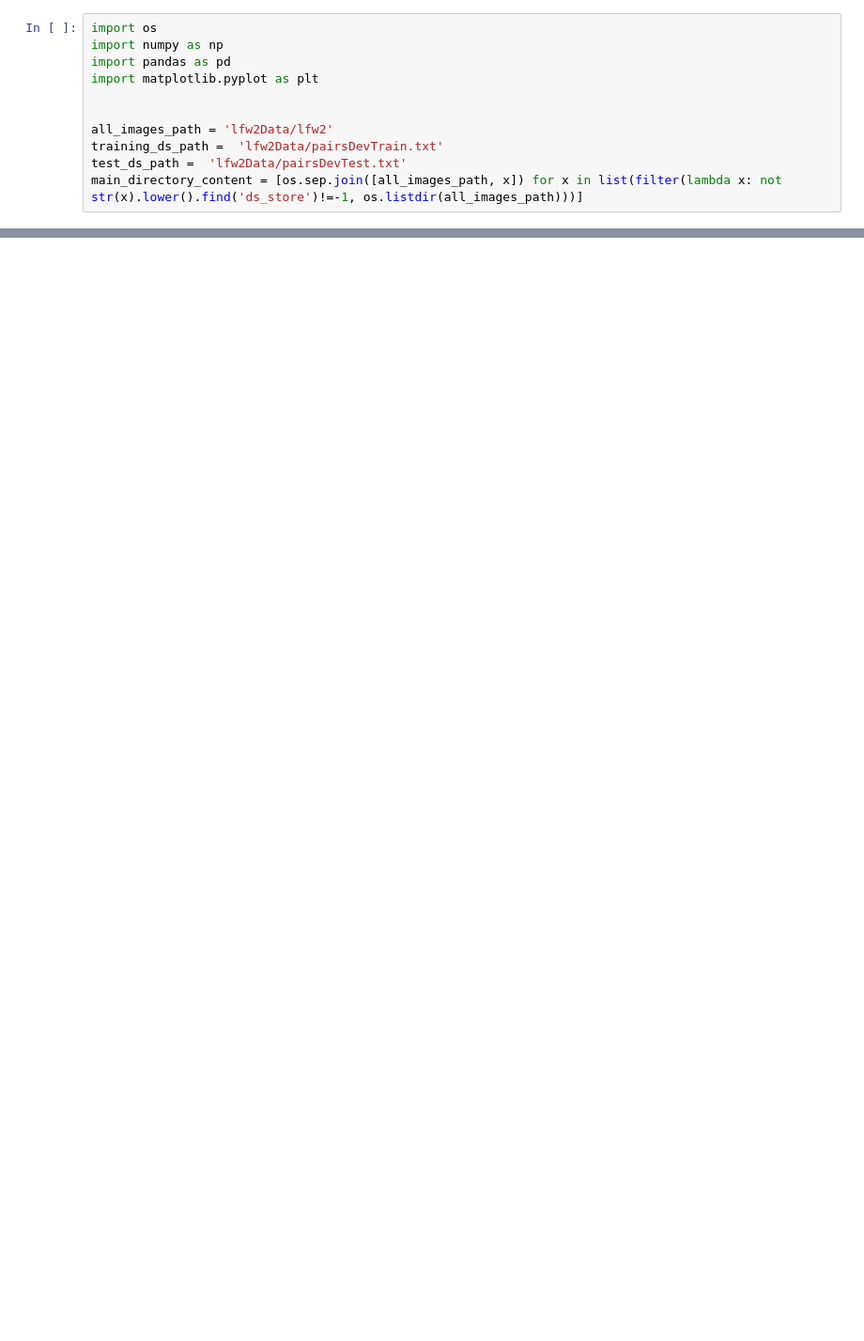
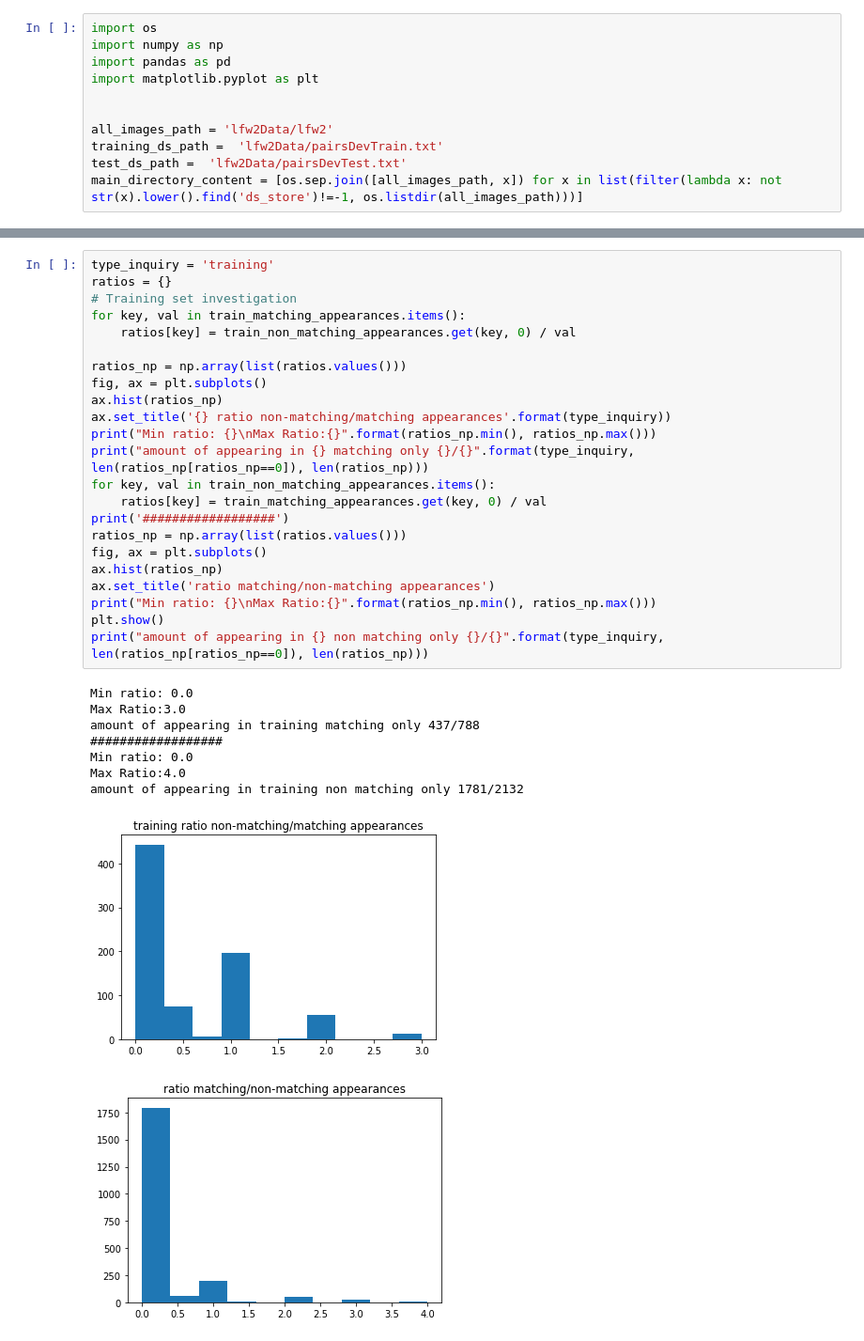
Before and after one commit to Yishaiaz/DeepLearning-BGU-Assignment2, a Jupyter notebook: EDA_notebook.ipynb, the cells around one changed output, grey strips where cells are left out. Shown: that part at 94% size. Saved outputs shown, nothing was run; the diff lists cells and outputs as text; blank space fills up the shorter version.

```diff
--- a/EDA_notebook.ipynb
+++ b/EDA_notebook.ipynb
@@ -109,0 +146,33 @@ ValueError: not enough values to unpack (expected 3, got 0)
+# %%
+type_inquiry = 'training'
+ratios = {}
+# Training set investigation
+for key, val in train_matching_appearances.items():
+    ratios[key] = train_non_matching_appearances.get(key, 0) / val
+
+ratios_np = np.array(list(ratios.values()))
+fig, ax = plt.subplots()
+ax.hist(ratios_np)
+ax.set_title('{} ratio non-matching/matching appearances'.format(type_inquiry))
+print("Min ratio: {}\nMax Ratio:{}".format(ratios_np.min(), ratios_np.max()))
+print("amount of appearing in {} matching only {}/{}".format(type_inquiry, len(ratios_np[ratios_np==0]), len(ratios_np)))
+for key, val in train_non_matching_appearances.items():
+    ratios[key] = train_matching_appearances.get(key, 0) / val
+print('##################')
+ratios_np = np.array(list(ratios.values()))
+fig, ax = plt.subplots()
+ax.hist(ratios_np)
+ax.set_title('ratio matching/non-matching appearances')
+print("Min ratio: {}\nMax Ratio:{}".format(ratios_np.min(), ratios_np.max()))
+plt.show()
+print("amount of appearing in {} non matching only {}/{}".format(type_inquiry, len(ratios_np[ratios_np==0]), len(ratios_np)))
+# %% [output]
+Min ratio: 0.0
+Max Ratio:3.0
+amount of appearing in training matching only 437/788
+##################
+Min ratio: 0.0
+Max Ratio:4.0
+amount of appearing in training non matching only 1781/2132
+[figure, added]
+[figure, added]
```
Also changed, not shown: parts of 12 cells of this notebook.
